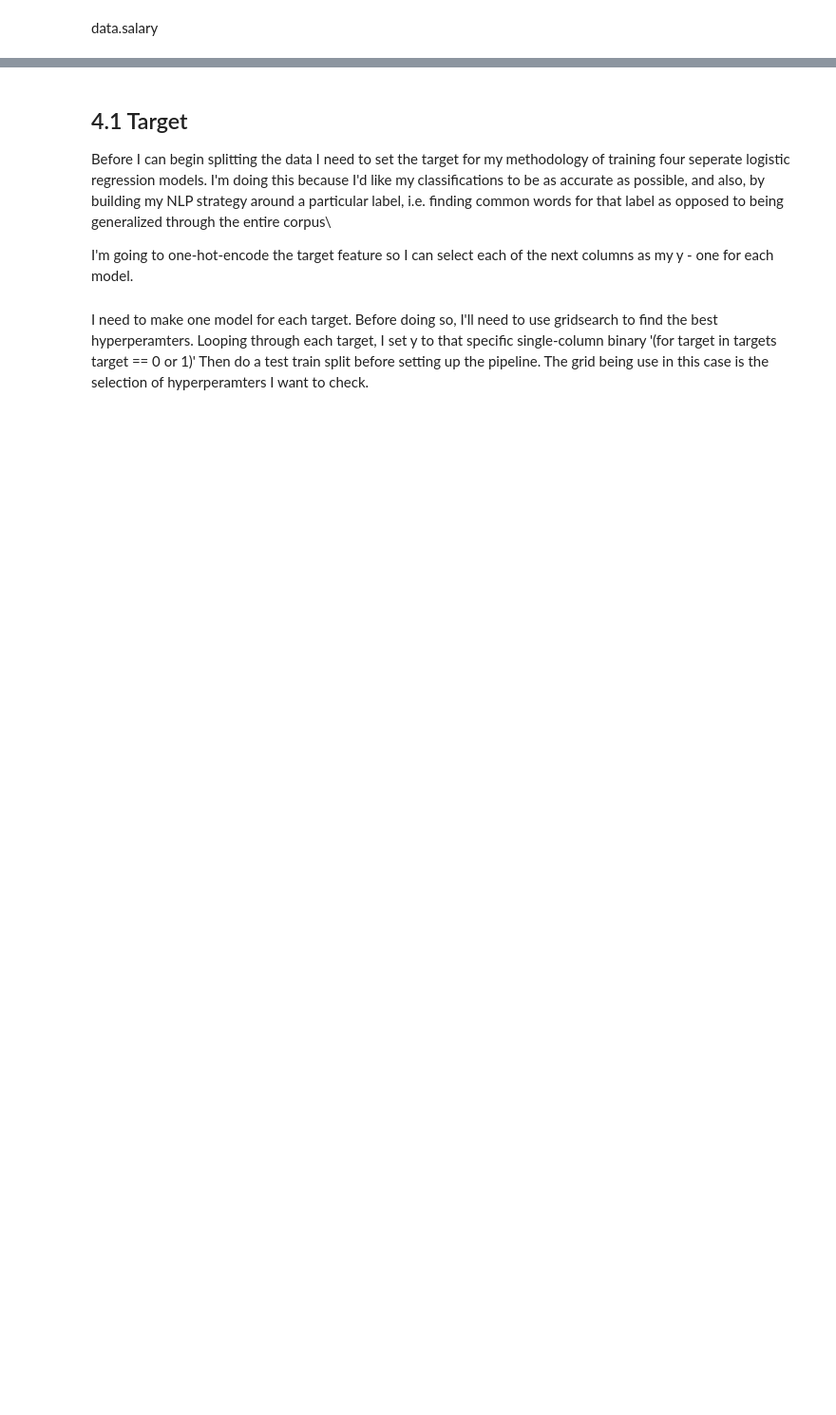
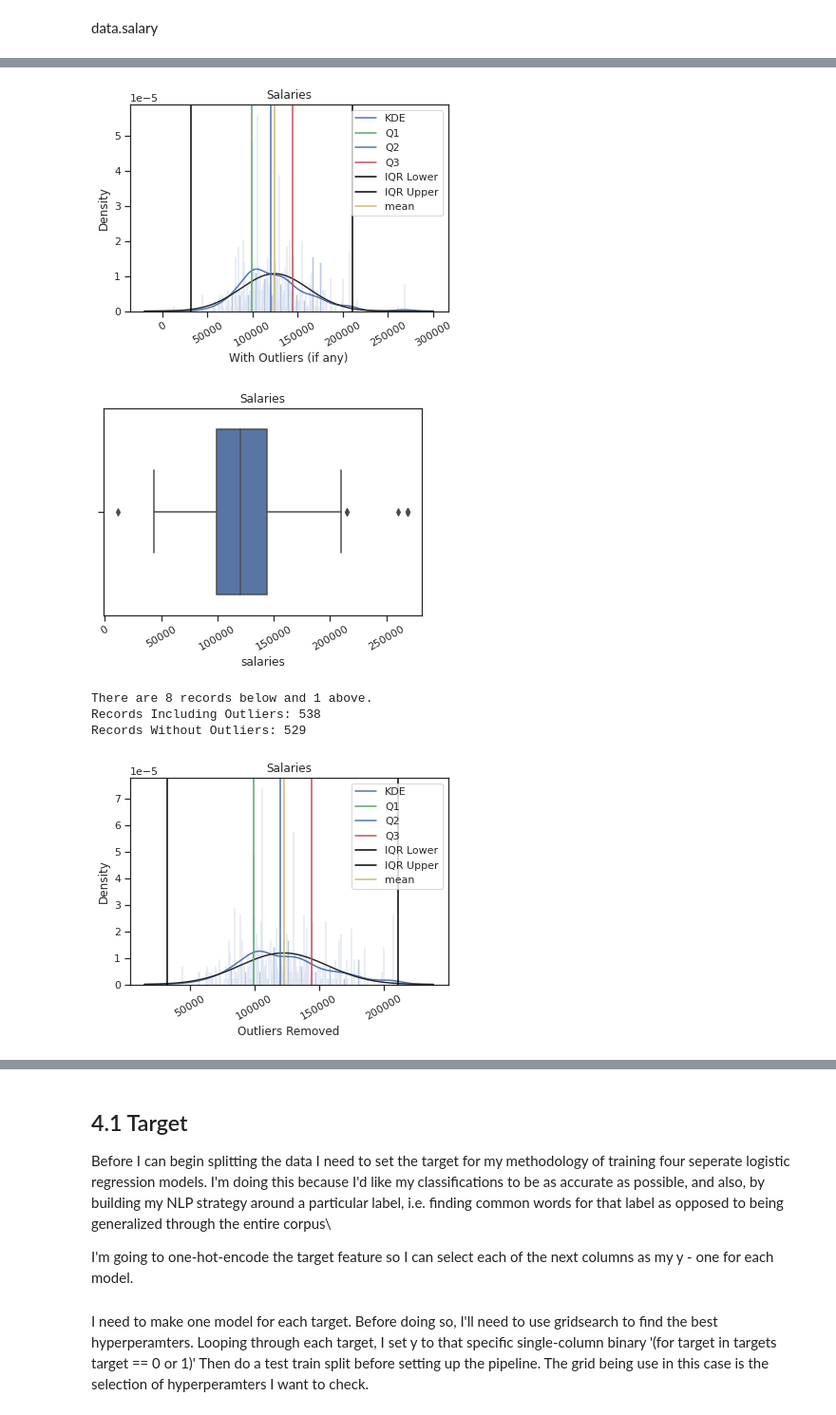
Before and after one commit to 333Kenji/indeedjobscraper, a Jupyter notebook: docs/1_wrangling_engineering.ipynb, the cells around one changed output, grey strips where cells are left out. Shown at 95% size. Cells and saved outputs as stored; diff of their text form; code cells hidden in the pictures; blank space fills up the shorter version.

```diff
--- a/docs/1_wrangling_engineering.ipynb
+++ b/docs/1_wrangling_engineering.ipynb
@@ -352,25 +587,5 @@ print(data.dateposted.value_counts())
 # %%
-str_features = data[['company', 'job_title', 'location', 'description', 'summary', 'requirements']]
-str_features.head(5)
 
-
-str_features = data[['company','job_title']]
-
-
-for i in str_features.columns:
-    print(featureReport(data, feature = i),'\n')
-
-str_features.head(5)
-data[['company','job_title']].info()
-
-data.reset_index(inplace=True)
-data.info()
-
-
-data[data.company != str]
-
-data[['company','job_title','location']] = data[['company','job_title','location']].astype(str)
-data.info()
 
 def cleanText_comp_jtitle(sentence):
     #function to clean the word of any punctuation or special characters
@@ -653,2 +969,9 @@ data.salaries
 # %%
-data, trimmed, q1, q3= iqr_detect(data, feature='salaries')
+data, q1, q3= iqr_detect(data[data.salaries.notna()], feature='salaries')
+# %% [output]
+[figure, added]
+[figure, added]
+There are 8 records below and 1 above.
+Records Including Outliers: 538
+Records Without Outliers: 529
+[figure, added]
```
Also changed, not shown: parts of 59 cells of this notebook.
